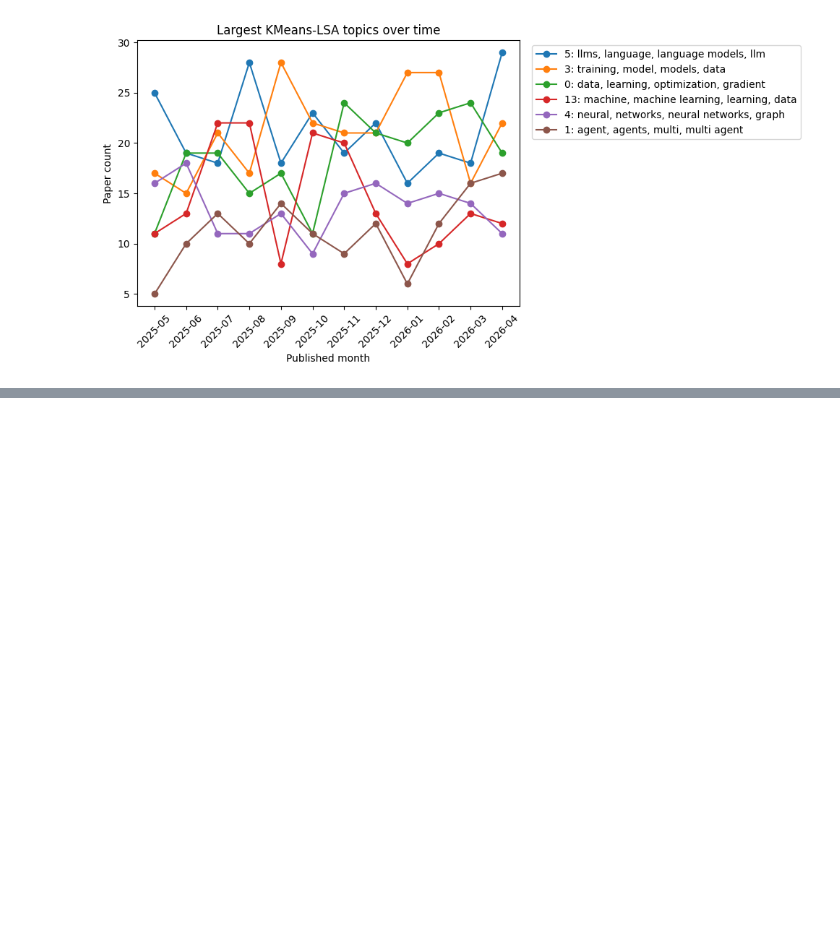
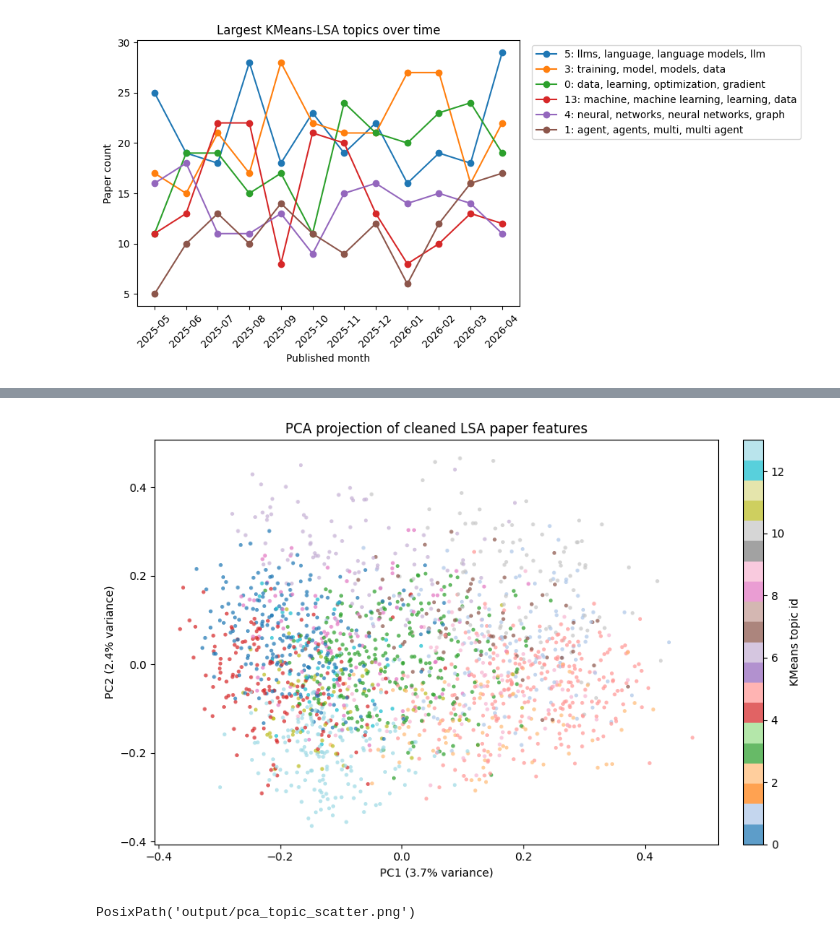
Before and after one commit to dobosipeter/usml_homework, a Jupyter notebook: arxiv_topics.ipynb, the cells around one changed output, grey strips where cells are left out. Saved outputs shown, nothing was run; the diff lists cells and outputs as text; code cells hidden in the pictures; blank space fills up the shorter version.

Commit message:
visualizations

```diff
--- a/arxiv_topics.ipynb
+++ b/arxiv_topics.ipynb
@@ -805,0 +812,16 @@ plt.show()
+# %%
+from sklearn.decomposition import PCA
+
+OUTPUT_DIR = Path("output")
+OUTPUT_DIR.mkdir(exist_ok=True)
+
+PCA_SCATTER_PATH = OUTPUT_DIR / "pca_topic_scatter.png"
+TOPIC_SIZE_PATH = OUTPUT_DIR / "topic_sizes.png"
+TOPIC_TIMELINE_PATH = OUTPUT_DIR / "topic_timeline_rolling.png"
+
+papers_with_topics = pd.read_parquet(PAPERS_WITH_TOPICS_CACHE)
+topic_summary = pd.read_csv(TOPIC_SUMMARY_CACHE)
+topic_timeline = pd.read_csv(TOPIC_TIMELINE_CACHE)
+lsa_embeddings = np.load(LSA_CACHE)
+
+topic_summary.head()
@@ -805,0 +835,31 @@ plt.show()
+# %%
+pca = PCA(n_components=2, random_state=42)
+pca_coordinates = pca.fit_transform(lsa_embeddings)
+
+plot_frame = papers_with_topics.loc[:, ["arxiv_id", "title", "primary_category", "published_month", "topic_id", "topic_label"]].copy()
+plot_frame["pca_1"] = pca_coordinates[:, 0]
+plot_frame["pca_2"] = pca_coordinates[:, 1]
+
+fig, ax = plt.subplots(figsize=(9, 6))
+scatter = ax.scatter(
+    plot_frame["pca_1"],
+    plot_frame["pca_2"],
+    c=plot_frame["topic_id"],
+    cmap="tab20",
+    s=12,
+    alpha=0.72,
+    linewidths=0,
+)
+ax.set_title("PCA projection of cleaned LSA paper features")
+ax.set_xlabel(f"PC1 ({pca.explained_variance_ratio_[0]:.1%} variance)")
+ax.set_ylabel(f"PC2 ({pca.explained_variance_ratio_[1]:.1%} variance)")
+cbar = fig.colorbar(scatter, ax=ax, fraction=0.046, pad=0.04)
+cbar.set_label("KMeans topic id")
+fig.tight_layout()
+fig.savefig(PCA_SCATTER_PATH, dpi=180, bbox_inches="tight")
+plt.show()
+
+PCA_SCATTER_PATH
+# %% [output]
+[figure, added]
+PosixPath('output/pca_topic_scatter.png')
```
Also changed, not shown: parts of 7 cells of this notebook.
